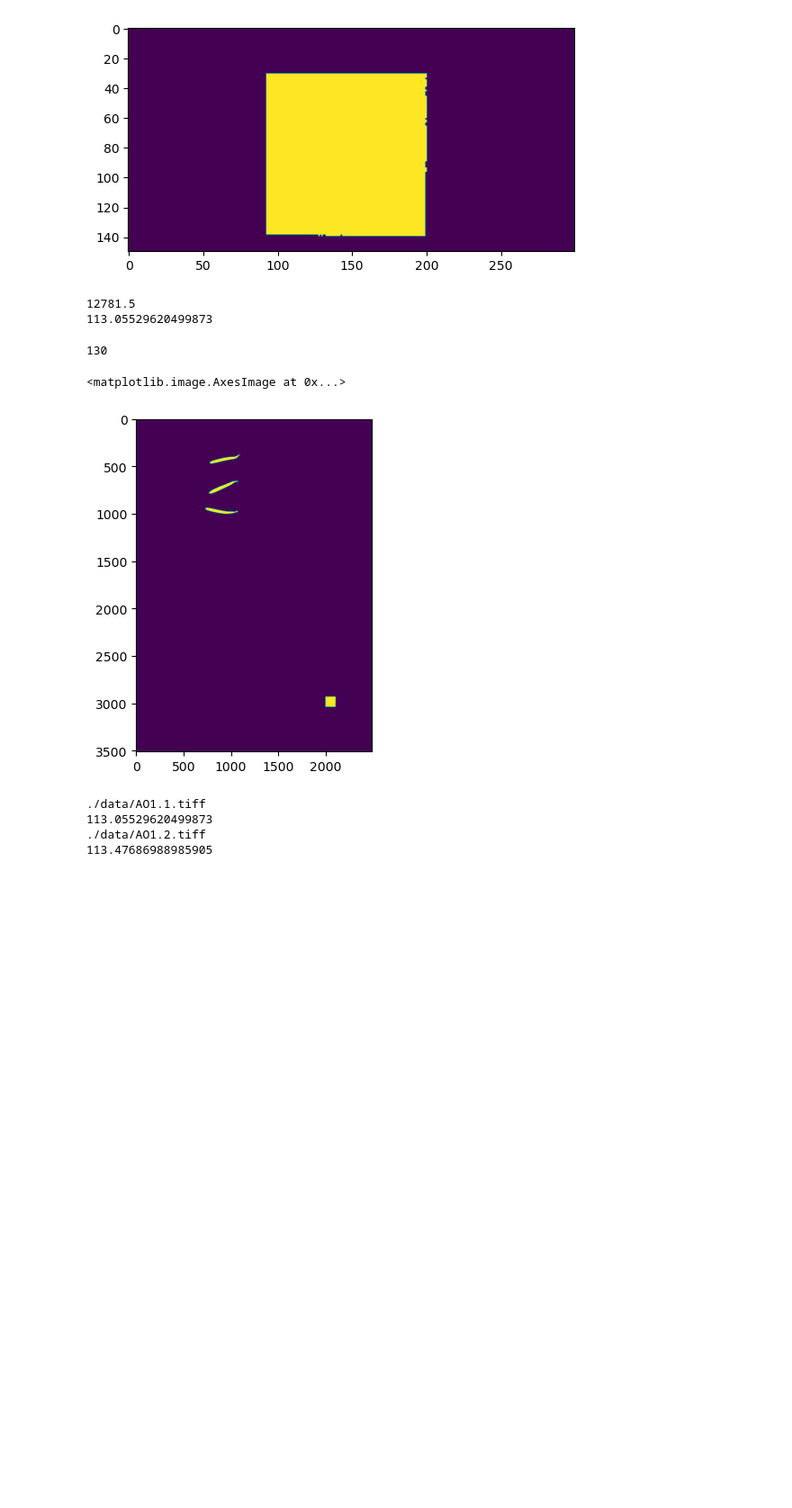
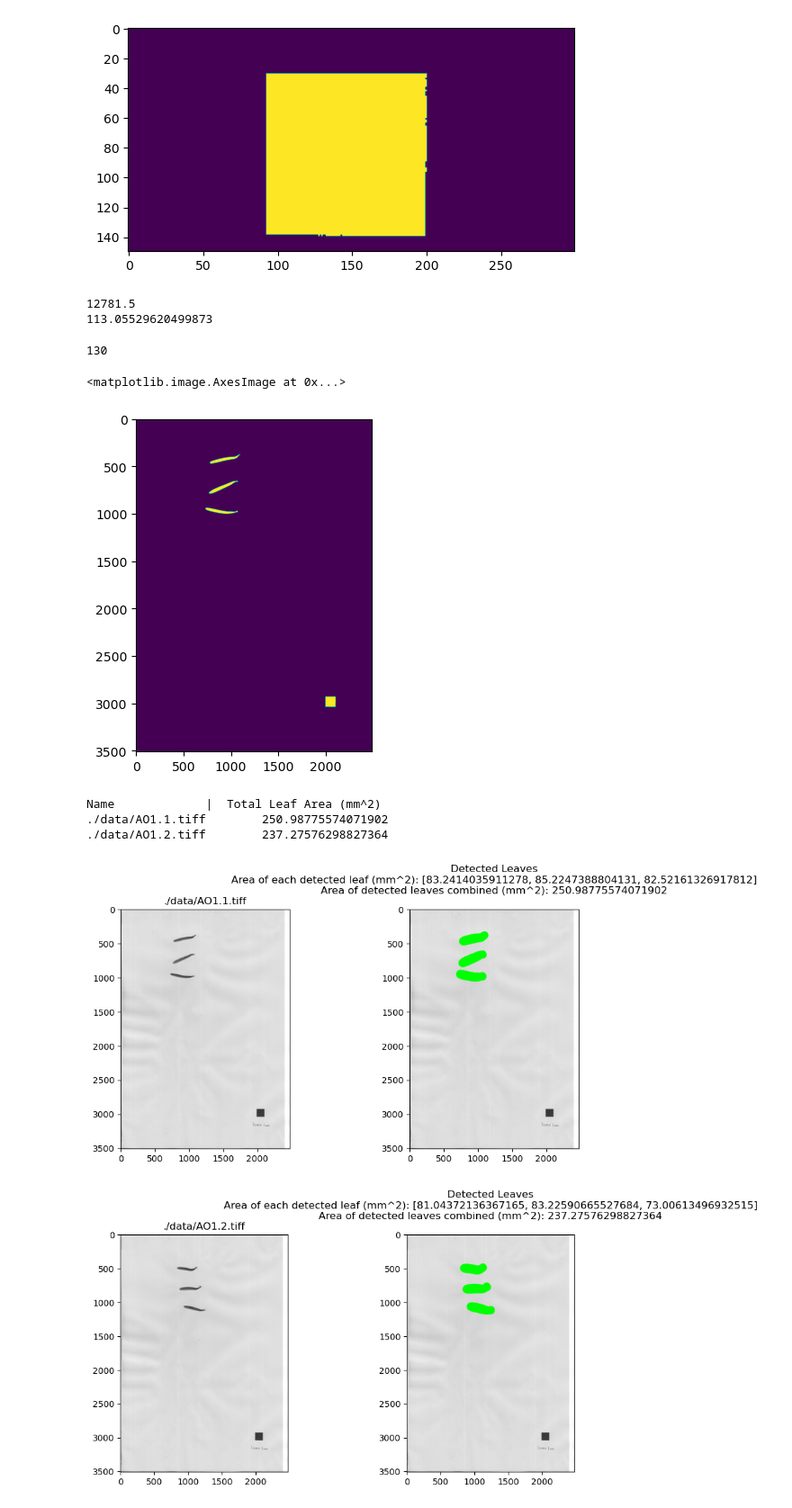
Before and after one commit to wycummings/leaf_area, a Jupyter notebook: leaf_area.ipynb, the cells around one changed output. Shown at 90% size. Drawn from its saved outputs; the diff is of its cells as text; code cells hidden in the pictures; blank space fills up the shorter version.

```diff
--- a/leaf_area.ipynb
+++ b/leaf_area.ipynb
@@ -96,10 +97,11 @@ def scan_measure(scan_file):
 
     pixel_area_list = []
     for i in scan_contours:
-        area = cv2.contourArea(i)
+        area = cv2.contourArea(i)  # area in pixels/1cm^2
         if area > 10000:
-            pixel_area = np.sqrt(area)
-            pixel_area_list.append(pixel_area)
+            pixels_per_mm2 = area / 10**2
+            #pixel_area = np.sqrt(area)
+            pixel_area_list.append(pixels_per_mm2)
         else:
             continue
     if len(pixel_area_list) == 1:
@@ -109,8 +111,9 @@ def scan_measure(scan_file):
 # %%
 def find_leaf_area(
     scan_file: str,
+    pixel_per_mm2: float,
     upper_pixel_value_threshold: int = 150,
-    min_area: float = 1000
+    min_area: float = 1000,
 ) -> float:
     # set up plots
     fig, axs = plt.subplots(ncols=2)
@@ -145,26 +148,36 @@ def find_leaf_area(
         elif x > img.shape[1] - 100 or y > img.shape[0] - 100:
             # ignore contours stuck to right and bottom
             continue
+        # convert area to mm^2
+        area_mm2 = area * pixel_per_mm2 **-1
         valid_contour_list.append(single_contour)
-        contour_area_list.append(area)
+        contour_area_list.append(area_mm2)
     # show thumbnails
     axs[0].set_title(scan_file)
     ax1 = axs[0].imshow(img)
     # contours are exaggerated for visualization purposes
-    axs[1].set_title('Detected Leaves')
+    axs[1].set_title(
+        'Detected Leaves\n'
+        f'Area of each detected leaf (mm^2): {contour_area_list}\n'
+        f'Area of detected leaves combined (mm^2): {sum(contour_area_list)}\n'
+
+    )
     ax2 = axs[1].imshow(
         cv2.drawContours(image=img, contours=valid_contour_list, contourIdx=-1, color=(0, 255, 0), thickness=100)
     )
-    print(f'Area of each detected leaf: {contour_area_list}')
-    print(f'Area of detected leaves combined: {sum(contour_area_list)}')
+    #print(f'Area of each detected leaf: {contour_area_list}')
+    #print(f'Area of detected leaves combined: {sum(contour_area_list)}')
     return sum(contour_area_list)
 # %%
 #Loop to find 1x1cm cube length in pixels
+print('Name           ', ' | ', 'Total Leaf Area (mm^2)')
 for i in scans:
-    print(i)
-    print(scan_measure(i))
+    pixel_per_mm2 = scan_measure(i)
+    total_leaf_area_mm2 = find_leaf_area(i, pixel_per_mm2)
+    print(i + '\t', total_leaf_area_mm2)
 # %% [output]
-./data/AO1.1.tiff
-113.05529620499873
-./data/AO1.2.tiff
-113.47686988985905
+Name             |  Total Leaf Area (mm^2)
+./data/AO1.1.tiff        250.98775574071902
+./data/AO1.2.tiff        237.27576298827364
+[figure, added]
+[figure, added]
```
Also changed, not shown: parts of 1 cell of this notebook.
